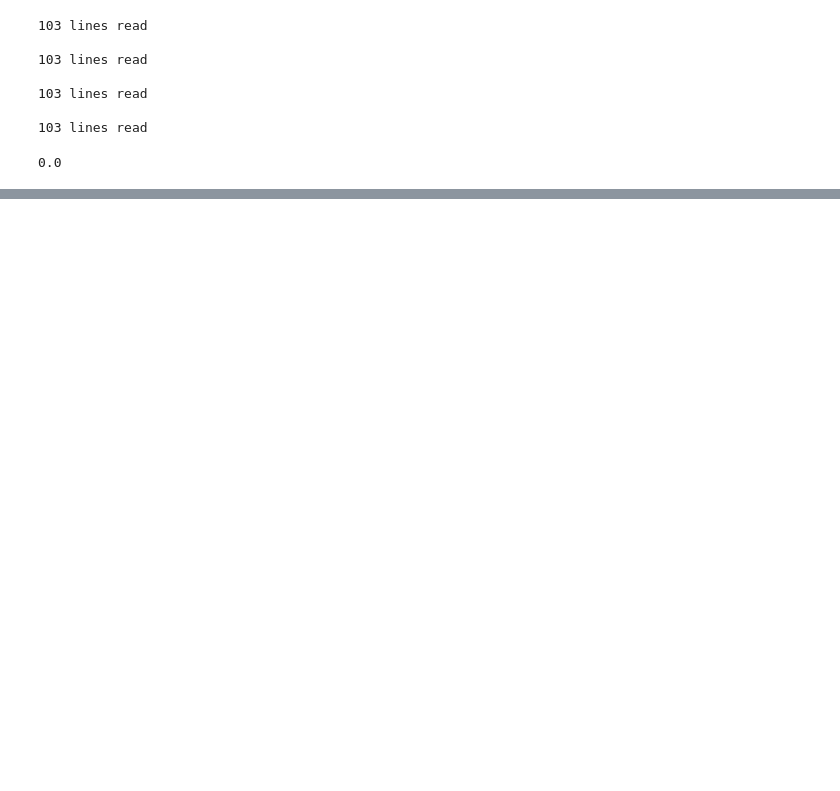
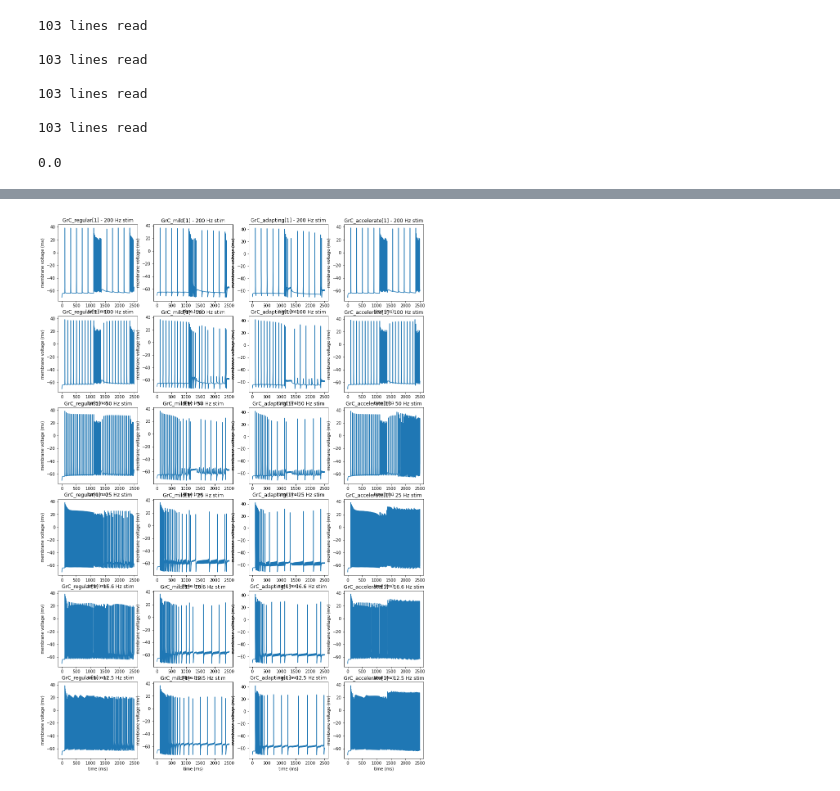
Before and after one commit to Spiritreaper331/Honors-Project-2022, a Jupyter notebook: Cerebellum Model/GrC testing.ipynb, the cells around one changed output, grey strips where cells are left out. Saved outputs shown, nothing was run; the diff lists cells and outputs as text; code cells hidden in the pictures; blank space fills up the shorter version.

```diff
--- a/Cerebellum Model/GrC testing.ipynb
+++ b/Cerebellum Model/GrC testing.ipynb
@@ -72,61 +71,46 @@ for j, cell in enumerate(cells):
 # %%
 ########## Synaptic Background ##########
 h.dt = 0.025
 h.celsius = 32
 h.tstop = 2500
 h.v_init = -70
 
-for cell in cells:
-    #number of AMPA syn, NMDA syn, dend number from 0 to 3
-    cell.createsyn(1, 1, [0,1], [0,1])
+def create_stim(start=0, frequency=10, number=None, duration=1000, noise=0):
+    stim = h.NetStim()
+    stim.interval = frequency
+    stim.number = duration//frequency if number is None else number
+    stim.noise = noise
+    stim.start = start
+    return stim
 
-    #Mossy syn
-    spk_stim_mossy = []
+frequencies = [200, 100, 50, 25, 16.6, 12.5]
 
-    for protocol_name, frequency in [('step1', 200), ('step2', 100), ('step3', 50), ('step4', 25), ('step5', 16.6), ('step6', 12.5)]:
-        spk_stim = h.NetStim()
-        spk_stim.interval = frequency
-        spk_stim.number = 1000//frequency
-        spk_stim.noise = 0
-        spk_stim.start = 100
+plt.figure(figsize=(16, 24))
+for j, cell in enumerate(cells):
+    # number of AMPA syn, NMDA syn, dend number from 0 to 3
+    cell.createsyn(1, 1, [0, 1], [0, 1])
 
-        spk_stim_2 = h.NetStim()
-        spk_stim_2.interval = 10
-        spk_stim_2.number = 25
-        spk_stim_2.noise = 0
-        spk_stim_2.start = 1100
-
-        spk_stim_3 = h.NetStim()
-        spk_stim_3.interval = frequency
-        spk_stim_3.number = 1000//frequency
-        spk_stim_3.noise = 0
-        spk_stim_3.start = 1350
-
-        spk_stim_4 = h.NetStim()
-        spk_stim_4.interval = 10
-        spk_stim_4.number = 25
-        spk_stim_4.noise = 0
-        spk_stim_4.start = 2350
-
-        spk_stim_mossy.append(spk_stim)
-        spk_stim_mossy.append(spk_stim_2)
-        spk_stim_mossy.append(spk_stim_3)
-        spk_stim_mossy.append(spk_stim_4)
+    for i, frequency in enumerate(frequencies):
+        stims = [create_stim(100, frequency), create_stim(1100, 10, 25),
+                 create_stim(1350, frequency), create_stim(2350, 10, 25)]
         spk_nc_pfsyn = []
         spk_nc_pfsyn_nmda = []
-
-        for m in range(len(spk_stim_mossy)):
-            spk_nc_pfsyn.append([h.NetCon(spk_stim_mossy[m],mossy.input,0,0.1,1) for mossy in cell.MF_GrC])
-            spk_nc_pfsyn_nmda.append([h.NetCon(spk_stim_mossy[m],mossynmda.input,0,0.1,1) for mossynmda in cell.MF_GrC_mossy])
+        for stim in stims:
+            spk_nc_pfsyn.extend(h.NetCon(stim, syn.input, 0, 0.1, 1) for syn in cell.MF_GrC)
+            spk_nc_pfsyn_nmda.extend(h.NetCon(stim, syn.input, 0, 0.1, 1) for syn in cell.MF_GrC_mossy)
 
         time = h.Vector()
         time.record(h._ref_t)
 
         h.finitialize()
         h.run()
 
-        plt.subplot(2, 2, j + 1)  # TODO: use i
-        plt.title(f"cell {j}")  # TODO: use protocol_name
+        plt.subplot(len(frequencies), len(cells), i*len(cells) + j + 1)
+        plt.title(f"{repr(cell)} - {frequency} Hz stim")
         plt.plot(np.array(time), np.array(cell.vm_soma))
         plt.xlabel("time (ms)")
-        plt.ylabel("membrane voltage (mv) ")
+        plt.ylabel("membrane voltage (mv)")
+
+        del stim, stims, spk_nc_pfsyn, spk_nc_pfsyn_nmda  # make sure these are all disconnected
+# %% [output]
+[figure, added]
```
Also changed, not shown: parts of 2 cells of this notebook.
